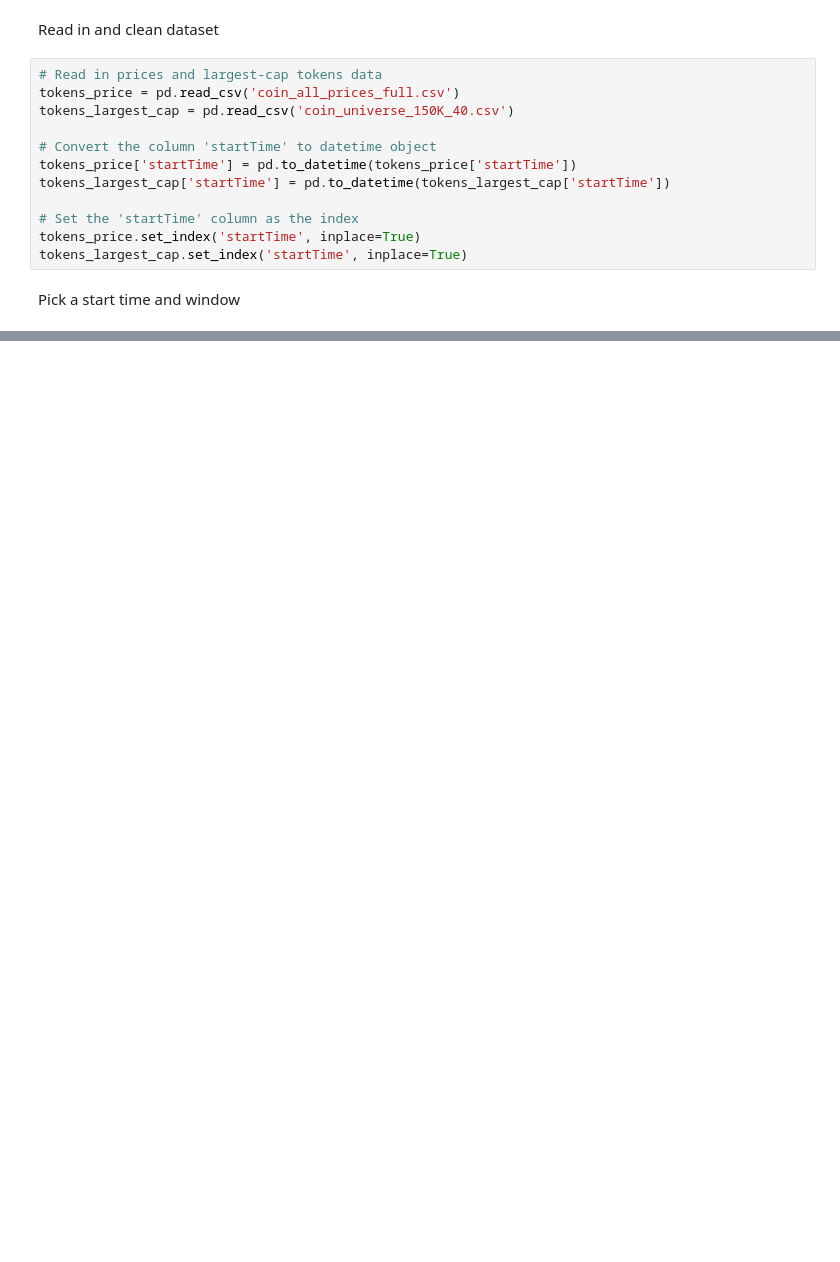
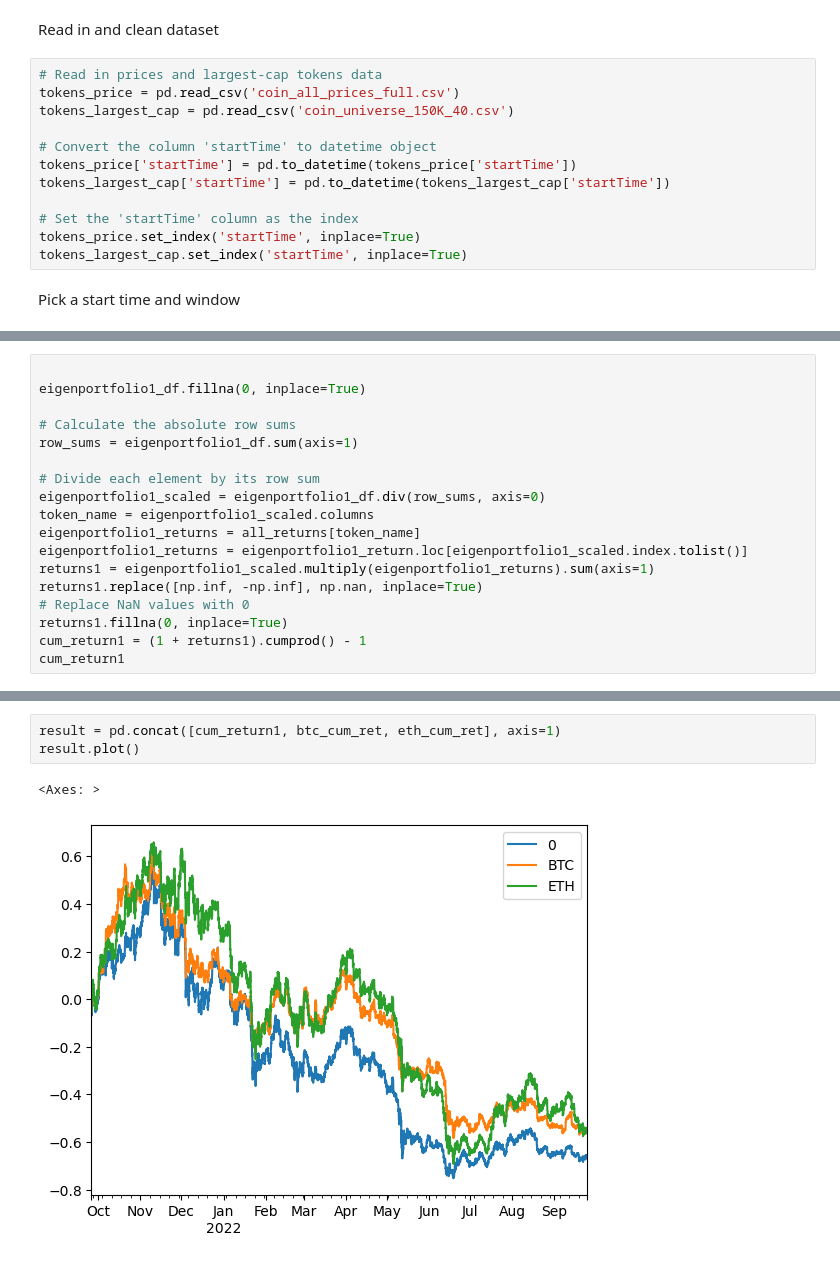
Before and after one commit to Go1vf/Statistical-Arbitrage-Strategy, a Jupyter notebook: main.ipynb, the cells around one changed output, grey strips where cells are left out. Cells and saved outputs as stored; diff of their text form; blank space fills up the shorter version.

```diff
--- a/main.ipynb
+++ b/main.ipynb
@@ -232,0 +88,18 @@ signals
+# %%
+
+eigenportfolio1_df.fillna(0, inplace=True)
+
+# Calculate the absolute row sums
+row_sums = eigenportfolio1_df.sum(axis=1)
+
+# Divide each element by its row sum
+eigenportfolio1_scaled = eigenportfolio1_df.div(row_sums, axis=0)
+token_name = eigenportfolio1_scaled.columns
+eigenportfolio1_returns = all_returns[token_name]
+eigenportfolio1_returns = eigenportfolio1_return.loc[eigenportfolio1_scaled.index.tolist()]
+returns1 = eigenportfolio1_scaled.multiply(eigenportfolio1_returns).sum(axis=1)
+returns1.replace([np.inf, -np.inf], np.nan, inplace=True)
+# Replace NaN values with 0
+returns1.fillna(0, inplace=True)
+cum_return1 = (1 + returns1).cumprod() - 1
+cum_return1
@@ -232,0 +160,6 @@ signals
+# %%
+result = pd.concat([cum_return1, btc_cum_ret, eth_cum_ret], axis=1)
+result.plot()
+# %% [output]
+<Axes: >
+[figure, added]
```
Also changed, not shown: parts of 38 cells of this notebook, 8 other files.
